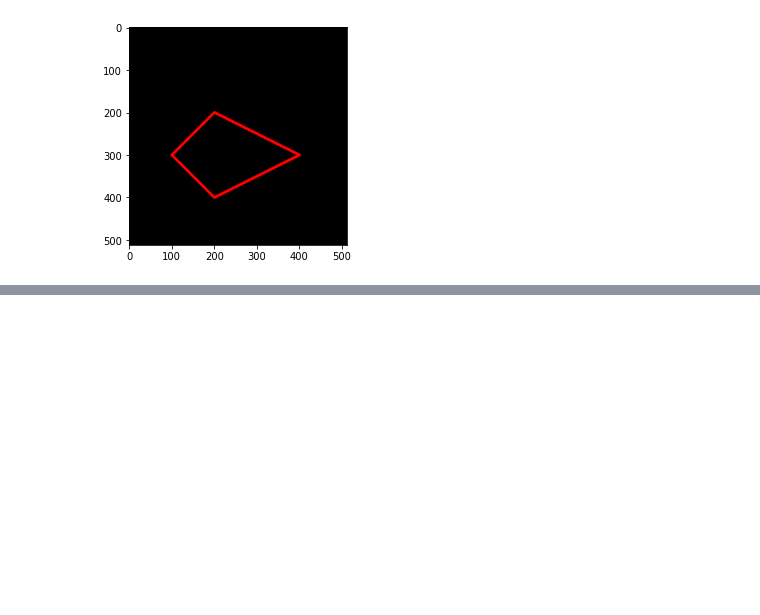
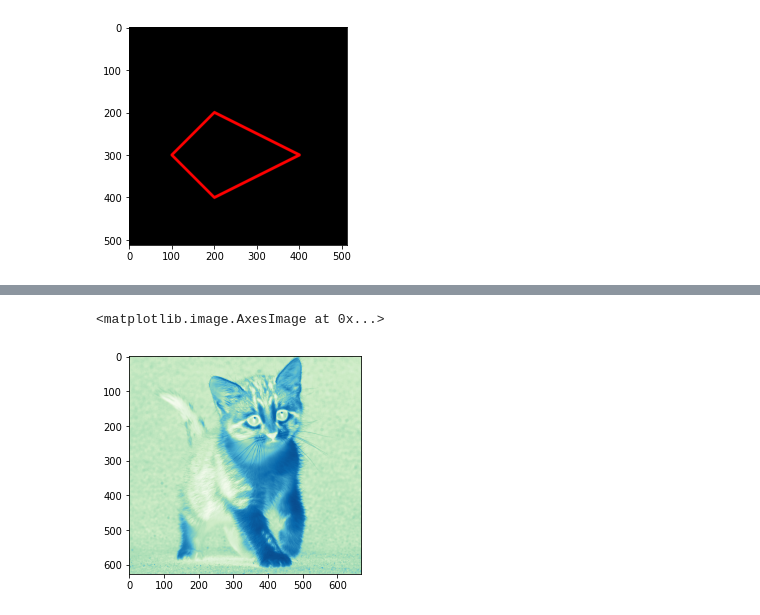
Before and after one commit to MuhammadDhiyaul/PCVK_Genap_2022, a Jupyter notebook: Week2.ipynb, the cells around one changed output, grey strips where cells are left out. Drawn from its saved outputs; the diff is of its cells as text; code cells hidden in the pictures; blank space fills up the shorter version.

```diff
--- a/Week2.ipynb
+++ b/Week2.ipynb
@@ -185,0 +241,5 @@ plt.imshow(black_img2)
+# %%
+plt.imshow(img_gray, cmap='GnBu')
+# %% [output]
+<matplotlib.image.AxesImage at 0x...>
+[figure, added]
```
Also changed, not shown: parts of 17 cells of this notebook.
